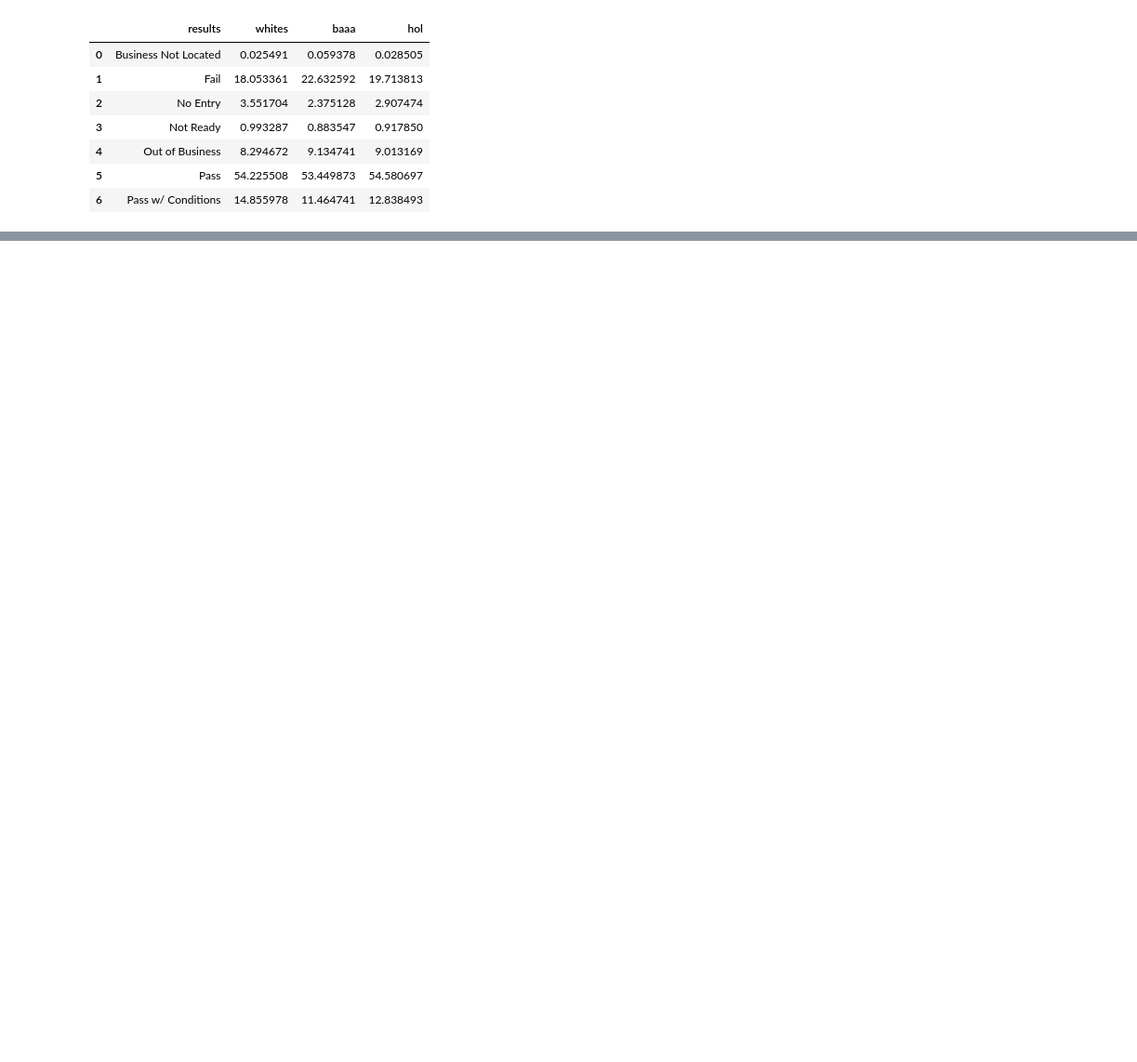
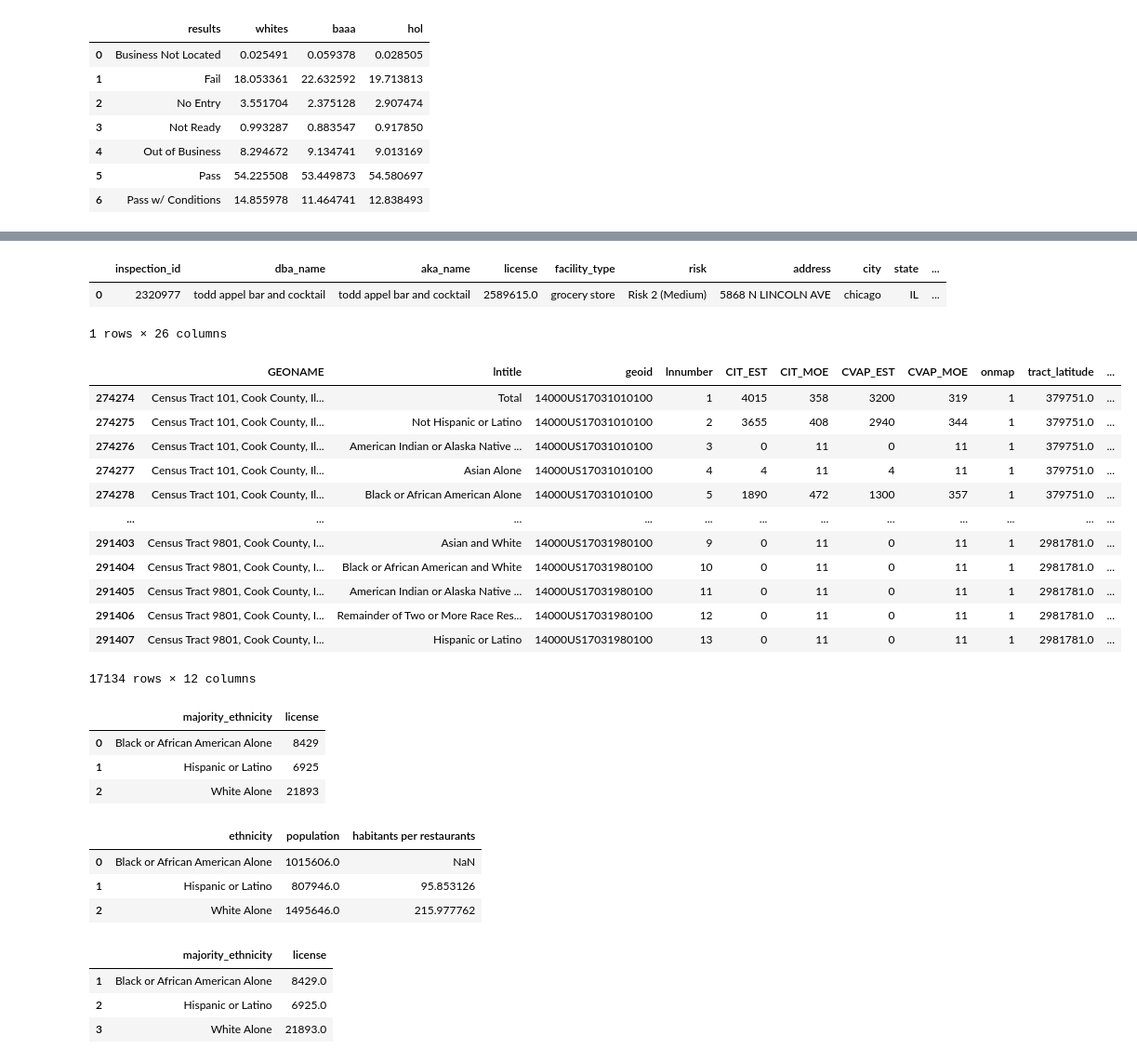
Before and after one commit to MNabegh/ADAknow, a Jupyter notebook: Ethnicity Study.ipynb, the cells around one changed output, grey strips where cells are left out. Shown at 93% size. Saved outputs shown, nothing was run; the diff lists cells and outputs as text; code cells hidden in the pictures; blank space fills up the shorter version.

```diff
--- a/Ethnicity Study.ipynb
+++ b/Ethnicity Study.ipynb
@@ -483,0 +505,22 @@ fig.show()
+# %%
+chicago_inspections.head(1)
+# %% [output]
+|  | inspection_id | dba_name | aka_name | license | facility_type | risk | address | city | state | ... |
+| 0 | 2320977 | todd appel bar and cocktail | todd appel bar and cocktail | 2589615.0 | grocery store | Risk 2 (Medium) | 5868 N LINCOLN AVE | chicago | IL | ... |
+1 rows × 26 columns
+# %%
+ethnicity_df
+# %% [output]
+|  | GEONAME | lntitle | geoid | lnnumber | CIT_EST | CIT_MOE | CVAP_EST | CVAP_MOE | onmap | tract_latitude | ... |
+| 274274 | Census Tract 101, Cook County, Il... | Total | 14000US17031010100 | 1 | 4015 | 358 | 3200 | 319 | 1 | 379751.0 | ... |
+| 274275 | Census Tract 101, Cook County, Il... | Not Hispanic or Latino | 14000US17031010100 | 2 | 3655 | 408 | 2940 | 344 | 1 | 379751.0 | ... |
+| 274276 | Census Tract 101, Cook County, Il... | American Indian or Alaska Native ... | 14000US17031010100 | 3 | 0 | 11 | 0 | 11 | 1 | 379751.0 | ... |
+| 274277 | Census Tract 101, Cook County, Il... | Asian Alone | 14000US17031010100 | 4 | 4 | 11 | 4 | 11 | 1 | 379751.0 | ... |
+| 274278 | Census Tract 101, Cook County, Il... | Black or African American Alone | 14000US17031010100 | 5 | 1890 | 472 | 1300 | 357 | 1 | 379751.0 | ... |
+| ... | ... | ... | ... | ... | ... | ... | ... | ... | ... | ... | ... |
+| 291403 | Census Tract 9801, Cook County, I... | Asian and White | 14000US17031980100 | 9 | 0 | 11 | 0 | 11 | 1 | 2981781.0 | ... |
+| 291404 | Census Tract 9801, Cook County, I... | Black or African American and White | 14000US17031980100 | 10 | 0 | 11 | 0 | 11 | 1 | 2981781.0 | ... |
+| 291405 | Census Tract 9801, Cook County, I... | American Indian or Alaska Native ... | 14000US17031980100 | 11 | 0 | 11 | 0 | 11 | 1 | 2981781.0 | ... |
+| 291406 | Census Tract 9801, Cook County, I... | Remainder of Two or More Race Res... | 14000US17031980100 | 12 | 0 | 11 | 0 | 11 | 1 | 2981781.0 | ... |
+| 291407 | Census Tract 9801, Cook County, I... | Hispanic or Latino | 14000US17031980100 | 13 | 0 | 11 | 0 | 11 | 1 | 2981781.0 | ... |
+17134 rows × 12 columns
@@ -483,0 +533,21 @@ fig.show()
+# %%
+n_restaurants
+# %% [output]
+|  | majority_ethnicity | license |
+| 0 | Black or African American Alone | 8429 |
+| 1 | Hispanic or Latino | 6925 |
+| 2 | White Alone | 21893 |
+# %%
+data
+# %% [output]
+|  | ethnicity | population | habitants per restaurants |
+| 0 | Black or African American Alone | 1015606.0 | NaN |
+| 1 | Hispanic or Latino | 807946.0 | 95.853126 |
+| 2 | White Alone | 1495646.0 | 215.977762 |
+# %%
+n_restaurants
+# %% [output]
+|  | majority_ethnicity | license |
+| 1 | Black or African American Alone | 8429.0 |
+| 2 | Hispanic or Latino | 6925.0 |
+| 3 | White Alone | 21893.0 |
```
Also changed, not shown: parts of 18 cells of this notebook, 1 other file.
